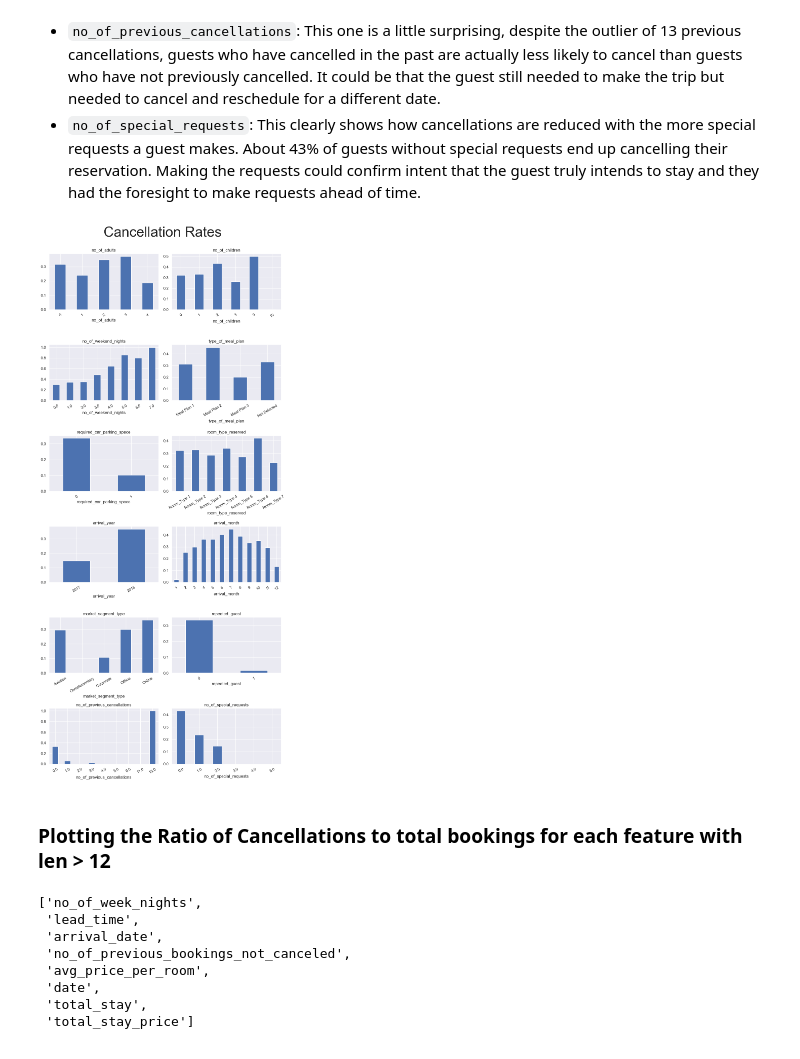
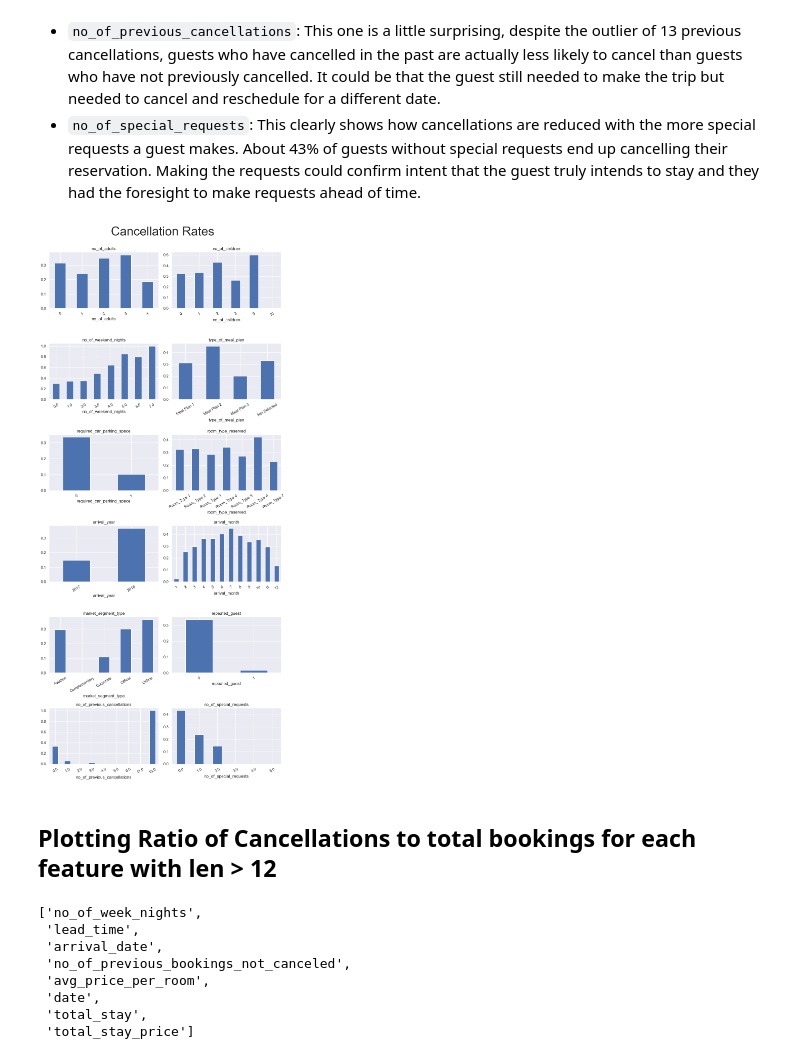
Before and after one commit to mduncan23/Hotel_Cancellation_Predictor, a Jupyter notebook: Hotel_Cancellation_Notebook-Keras.ipynb, the cells around one changed output. Saved outputs shown, nothing was run; the diff lists cells and outputs as text; code cells hidden in the pictures.

```diff
--- a/Hotel_Cancellation_Notebook-Keras.ipynb
+++ b/Hotel_Cancellation_Notebook-Keras.ipynb
@@ -331,23 +334,23 @@ Things of note:
 # %%
 # setting up a chart to plot all of the data
 fig, ax = plt.subplots(nrows=6, ncols=2, figsize=(10,22))
 
 # plotting the ratio of cancellations to total bookings in each category
 for i, (key, value) in enumerate(new_plot_df_dict.items()):
     row=i//2
     col= i%2
     temp_ax = ax[row, col]
     temp_ax.set_title(key)
 
     plot_df = (value['Canceled']/(value['Canceled'] +value['Not_Canceled']))
 
     plot_df.plot(kind='bar', ax=temp_ax, rot=30)
-    fig.suptitle('Cancellation Rates', size='40', y=1.0)
+    fig.suptitle('Cancellation Rates', size='35', y=1.0)
     fig.tight_layout()
 # %% [output]
-[figure, old version]
+[figure, new version]
 # %% [markdown]
-### Plotting the Ratio of Cancellations to total bookings for each feature with len > 12
+## Plotting  Ratio of Cancellations to total bookings for each feature with len > 12
 # %%
 # creating a dictionary for cols with > 12
 long_plot_dict = {}
```
Also changed, not shown: parts of 64 cells of this notebook.
